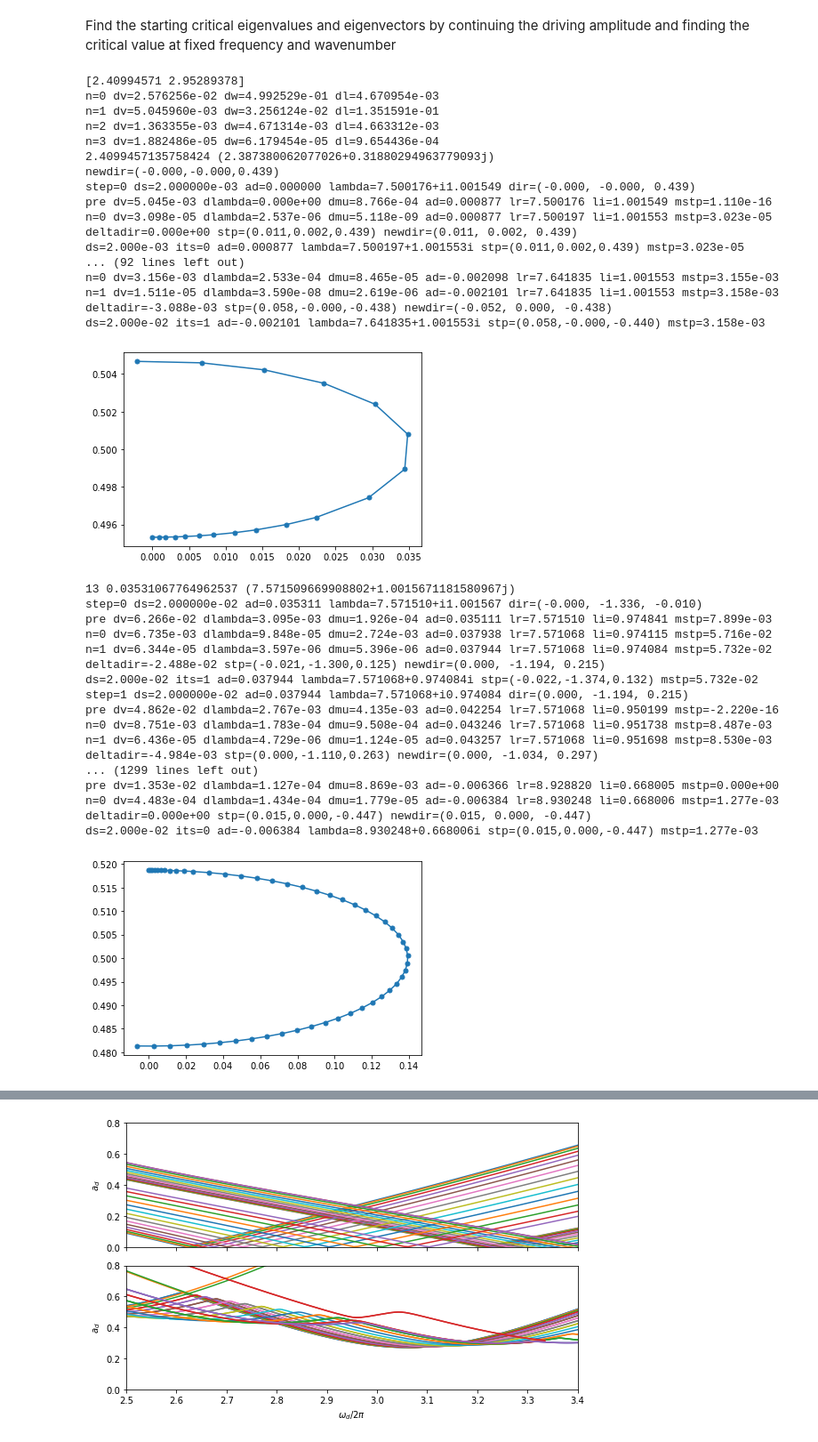
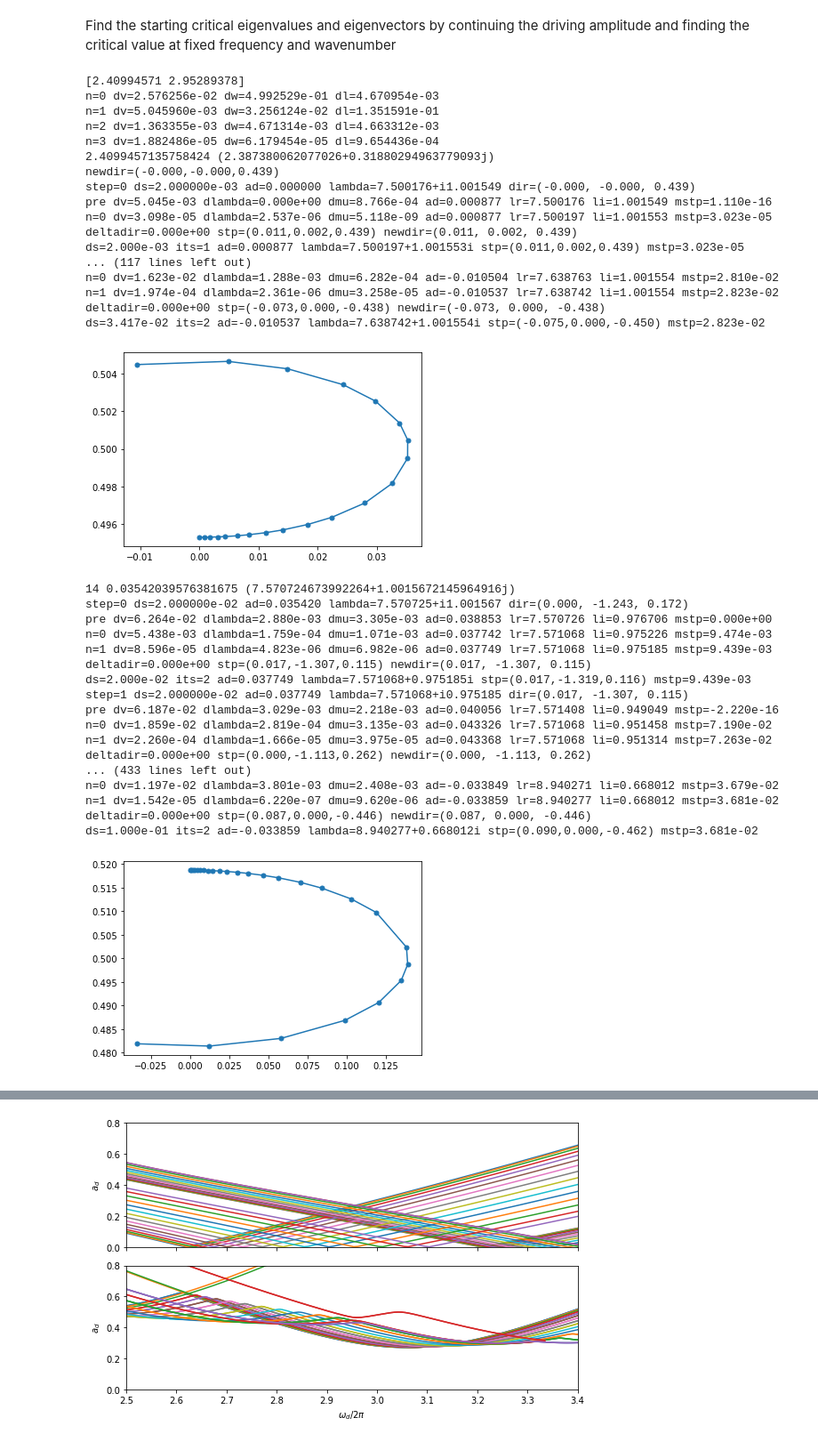
Before and after one commit to znicolaou/viscidfaraday, a Jupyter notebook: viscid_notebook.ipynb, the cells around one changed output, grey strips where cells are left out. Shown at 89% size. Saved outputs shown, nothing was run; the diff lists cells and outputs as text; code cells hidden in the pictures.

```diff
--- a/viscid_notebook.ipynb
+++ b/viscid_notebook.ipynb
@@ -779,7 +777,7 @@ dir0=newdir
 argsdict['itmax']=5
 argsdict['par']='ad'
 argsdict['pari']=0.0
-argsdict['parf']=0.05
+argsdict['parf']=0.01
 argsdict['epsl']=1E-6
 argsdict['epsu']=1E-6
 argsdict['ds']=1E-3
@@ -982,7 +980,7 @@ argsdict['epstp']=np.inf
 argsdict['epdir']=1E-2
 argsdict['Nsteps']=5000
 overwrite=False
-load=True
+load=False
 
 print(ks)
 print(len(ks))
@@ -1165,7 +1185,7 @@ order=np.argsort(evals)
 argsdict['verbose']=2
 argsdict['lambdamax']=np.inf
 ds=2E-2
-dsmax=2E-2
+dsmax=1E-1
 argsdict['itmax']=10
 argsdict['ds']=ds/10
 argsdict['dsmax']=dsmax
@@ -1319,55 +1339,55 @@ for j in range(2):
         omegas01=omegas01+[np.load('data/theory/%iomegas01.npy'%(j))]
         ads01=ads01+[np.load('data/theory/%iads01.npy'%(j))]
         vs01=vs01+[np.load('data/theory/%ivs01.npy'%(j))]
         ws01=ws01+[np.load('data/theory/%iws01.npy'%(j))]
 
         omegas02=omegas02+[np.load('data/theory/%iomegas02.npy'%(j))]
         ads02=ads02+[np.load('data/theory/%iads02.npy'%(j))]
         vs02=vs02+[np.load('data/theory/%ivs02.npy'%(j))]
         ws02=ws02+[np.load('data/theory/%iws02.npy'%(j))]
 
         omegas03=omegas03+[np.load('data/theory/%iomegas03.npy'%(j))]
         ads03=ads03+[np.load('data/theory/%iads03.npy'%(j))]
         vs03=vs03+[np.load('data/theory/%ivs03.npy'%(j))]
         ws03=ws03+[np.load('data/theory/%iws03.npy'%(j))]
 
 
 stop=timeit.default_timer()
 print(stop-start)
 # %% [output]
 [2.40994571 2.95289378]
 n=0 dv=2.576256e-02 dw=4.992529e-01 dl=4.670954e-03
 n=1 dv=5.045960e-03 dw=3.256124e-02 dl=1.351591e-01
 n=2 dv=1.363355e-03 dw=4.671314e-03 dl=4.663312e-03
 n=3 dv=1.882486e-05 dw=6.179454e-05 dl=9.654436e-04
 2.4099457135758424 (2.387380062077026+0.31880294963779093j)
 newdir=(-0.000,-0.000,0.439)
 step=0 ds=2.000000e-03 ad=0.000000 lambda=7.500176+i1.001549 dir=(-0.000, -0.000, 0.439)
 pre dv=5.045e-03 dlambda=0.000e+00 dmu=8.766e-04 ad=0.000877 lr=7.500176 li=1.001549 mstp=1.110e-16
 n=0 dv=3.098e-05 dlambda=2.537e-06 dmu=5.118e-09 ad=0.000877 lr=7.500197 li=1.001553 mstp=3.023e-05
 deltadir=0.000e+00 stp=(0.011,0.002,0.439) newdir=(0.011, 0.002, 0.439)
-ds=2.000e-03 its=0 ad=0.000877 lambda=7.500197+1.001553i stp=(0.011,0.002,0.439) mstp=3.023e-05
-... (92 lines left out)
-n=0 dv=3.156e-03 dlambda=2.533e-04 dmu=8.465e-05 ad=-0.002098 lr=7.641835 li=1.001553 mstp=3.155e-03
-n=1 dv=1.511e-05 dlambda=3.590e-08 dmu=2.619e-06 ad=-0.002101 lr=7.641835 li=1.001553 mstp=3.158e-03
-deltadir=-3.088e-03 stp=(0.058,-0.000,-0.438) newdir=(-0.052, 0.000, -0.438)
-ds=2.000e-02 its=1 ad=-0.002101 lambda=7.641835+1.001553i stp=(0.058,-0.000,-0.440) mstp=3.158e-03
+ds=2.000e-03 its=1 ad=0.000877 lambda=7.500197+1.001553i stp=(0.011,0.002,0.439) mstp=3.023e-05
+... (117 lines left out)
+n=0 dv=1.623e-02 dlambda=1.288e-03 dmu=6.282e-04 ad=-0.010504 lr=7.638763 li=1.001554 mstp=2.810e-02
+n=1 dv=1.974e-04 dlambda=2.361e-06 dmu=3.258e-05 ad=-0.010537 lr=7.638742 li=1.001554 mstp=2.823e-02
+deltadir=0.000e+00 stp=(-0.073,0.000,-0.438) newdir=(-0.073, 0.000, -0.438)
+ds=3.417e-02 its=2 ad=-0.010537 lambda=7.638742+1.001554i stp=(-0.075,0.000,-0.450) mstp=2.823e-02
-[figure, old version]
+[figure, new version]
-13 0.03531067764962537 (7.571509669908802+1.0015671181580967j)
-step=0 ds=2.000000e-02 ad=0.035311 lambda=7.571510+i1.001567 dir=(-0.000, -1.336, -0.010)
-pre dv=6.266e-02 dlambda=3.095e-03 dmu=1.926e-04 ad=0.035111 lr=7.571510 li=0.974841 mstp=7.899e-03
-n=0 dv=6.735e-03 dlambda=9.848e-05 dmu=2.724e-03 ad=0.037938 lr=7.571068 li=0.974115 mstp=5.716e-02
-n=1 dv=6.344e-05 dlambda=3.597e-06 dmu=5.396e-06 ad=0.037944 lr=7.571068 li=0.974084 mstp=5.732e-02
-deltadir=-2.488e-02 stp=(-0.021,-1.300,0.125) newdir=(0.000, -1.194, 0.215)
-ds=2.000e-02 its=1 ad=0.037944 lambda=7.571068+0.974084i stp=(-0.022,-1.374,0.132) mstp=5.732e-02
-step=1 ds=2.000000e-02 ad=0.037944 lambda=7.571068+i0.974084 dir=(0.000, -1.194, 0.215)
-pre dv=4.862e-02 dlambda=2.767e-03 dmu=4.135e-03 ad=0.042254 lr=7.571068 li=0.950199 mstp=-2.220e-16
-n=0 dv=8.751e-03 dlambda=1.783e-04 dmu=9.508e-04 ad=0.043246 lr=7.571068 li=0.951738 mstp=8.487e-03
-n=1 dv=6.436e-05 dlambda=4.729e-06 dmu=1.124e-05 ad=0.043257 lr=7.571068 li=0.951698 mstp=8.530e-03
-deltadir=-4.984e-03 stp=(0.000,-1.110,0.263) newdir=(0.000, -1.034, 0.297)
-... (1299 lines left out)
-pre dv=1.353e-02 dlambda=1.127e-04 dmu=8.869e-03 ad=-0.006366 lr=8.928820 li=0.668005 mstp=0.000e+00
-n=0 dv=4.483e-04 dlambda=1.434e-04 dmu=1.779e-05 ad=-0.006384 lr=8.930248 li=0.668006 mstp=1.277e-03
-deltadir=0.000e+00 stp=(0.015,0.000,-0.447) newdir=(0.015, 0.000, -0.447)
-ds=2.000e-02 its=0 ad=-0.006384 lambda=8.930248+0.668006i stp=(0.015,0.000,-0.447) mstp=1.277e-03
+14 0.03542039576381675 (7.570724673992264+1.0015672145964916j)
+step=0 ds=2.000000e-02 ad=0.035420 lambda=7.570725+i1.001567 dir=(0.000, -1.243, 0.172)
+pre dv=6.264e-02 dlambda=2.880e-03 dmu=3.305e-03 ad=0.038853 lr=7.570726 li=0.976706 mstp=0.000e+00
+n=0 dv=5.438e-03 dlambda=1.759e-04 dmu=1.071e-03 ad=0.037742 lr=7.571068 li=0.975226 mstp=9.474e-03
+n=1 dv=8.596e-05 dlambda=4.823e-06 dmu=6.982e-06 ad=0.037749 lr=7.571068 li=0.975185 mstp=9.439e-03
+deltadir=0.000e+00 stp=(0.017,-1.307,0.115) newdir=(0.017, -1.307, 0.115)
+ds=2.000e-02 its=2 ad=0.037749 lambda=7.571068+0.975185i stp=(0.017,-1.319,0.116) mstp=9.439e-03
+step=1 ds=2.000000e-02 ad=0.037749 lambda=7.571068+i0.975185 dir=(0.017, -1.307, 0.115)
+pre dv=6.187e-02 dlambda=3.029e-03 dmu=2.218e-03 ad=0.040056 lr=7.571408 li=0.949049 mstp=-2.220e-16
+n=0 dv=1.859e-02 dlambda=2.819e-04 dmu=3.135e-03 ad=0.043326 lr=7.571068 li=0.951458 mstp=7.190e-02
+n=1 dv=2.260e-04 dlambda=1.666e-05 dmu=3.975e-05 ad=0.043368 lr=7.571068 li=0.951314 mstp=7.263e-02
+deltadir=0.000e+00 stp=(0.000,-1.113,0.262) newdir=(0.000, -1.113, 0.262)
+... (433 lines left out)
+n=0 dv=1.197e-02 dlambda=3.801e-03 dmu=2.408e-03 ad=-0.033849 lr=8.940271 li=0.668012 mstp=3.679e-02
+n=1 dv=1.542e-05 dlambda=6.220e-07 dmu=9.620e-06 ad=-0.033859 lr=8.940277 li=0.668012 mstp=3.681e-02
+deltadir=0.000e+00 stp=(0.087,0.000,-0.446) newdir=(0.087, 0.000, -0.446)
+ds=1.000e-01 its=2 ad=-0.033859 lambda=8.940277+0.668012i stp=(0.090,0.000,-0.462) mstp=3.681e-02
-[figure, old version]
+[figure, new version]
```
Also changed, not shown: parts of 12 cells of this notebook, 3 other files.
